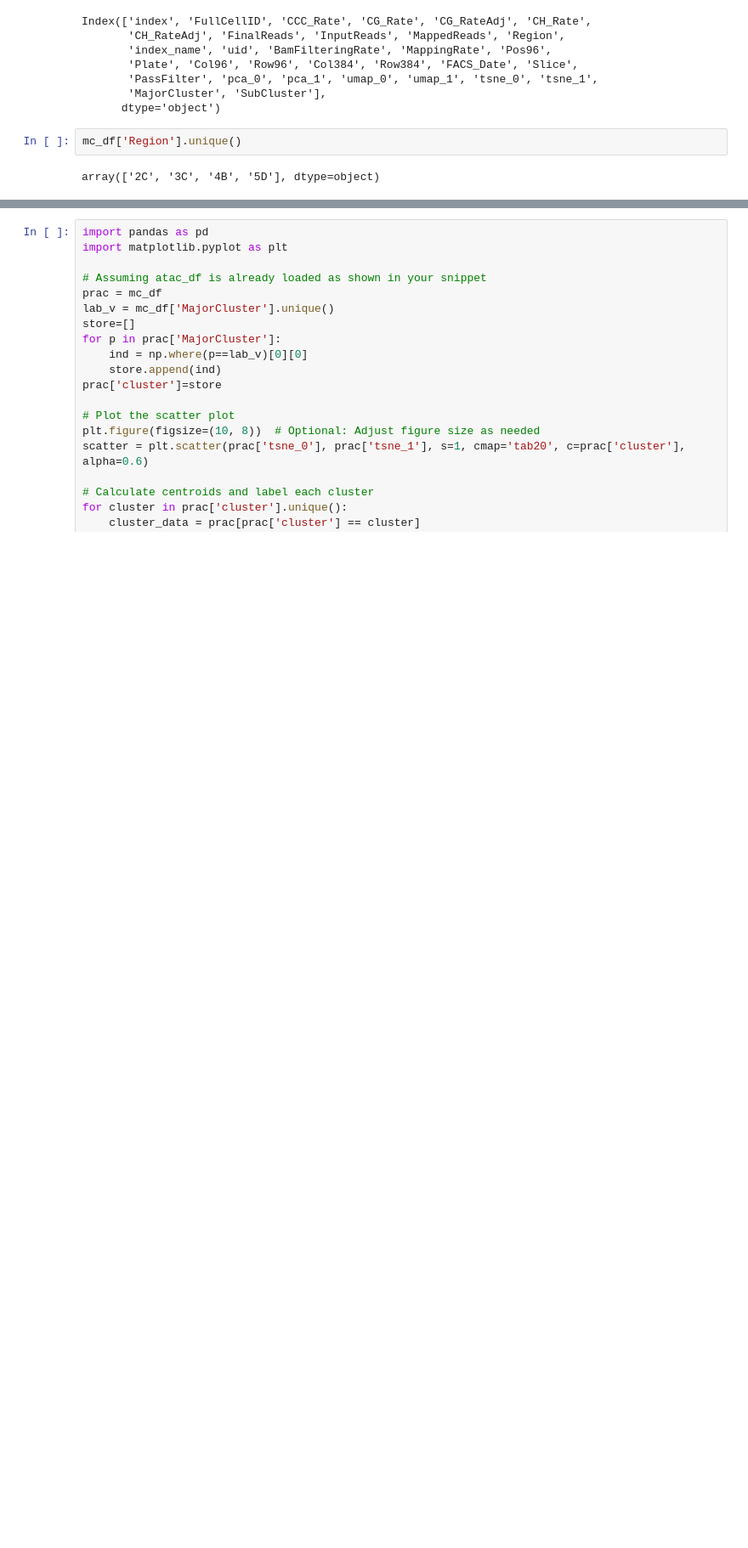
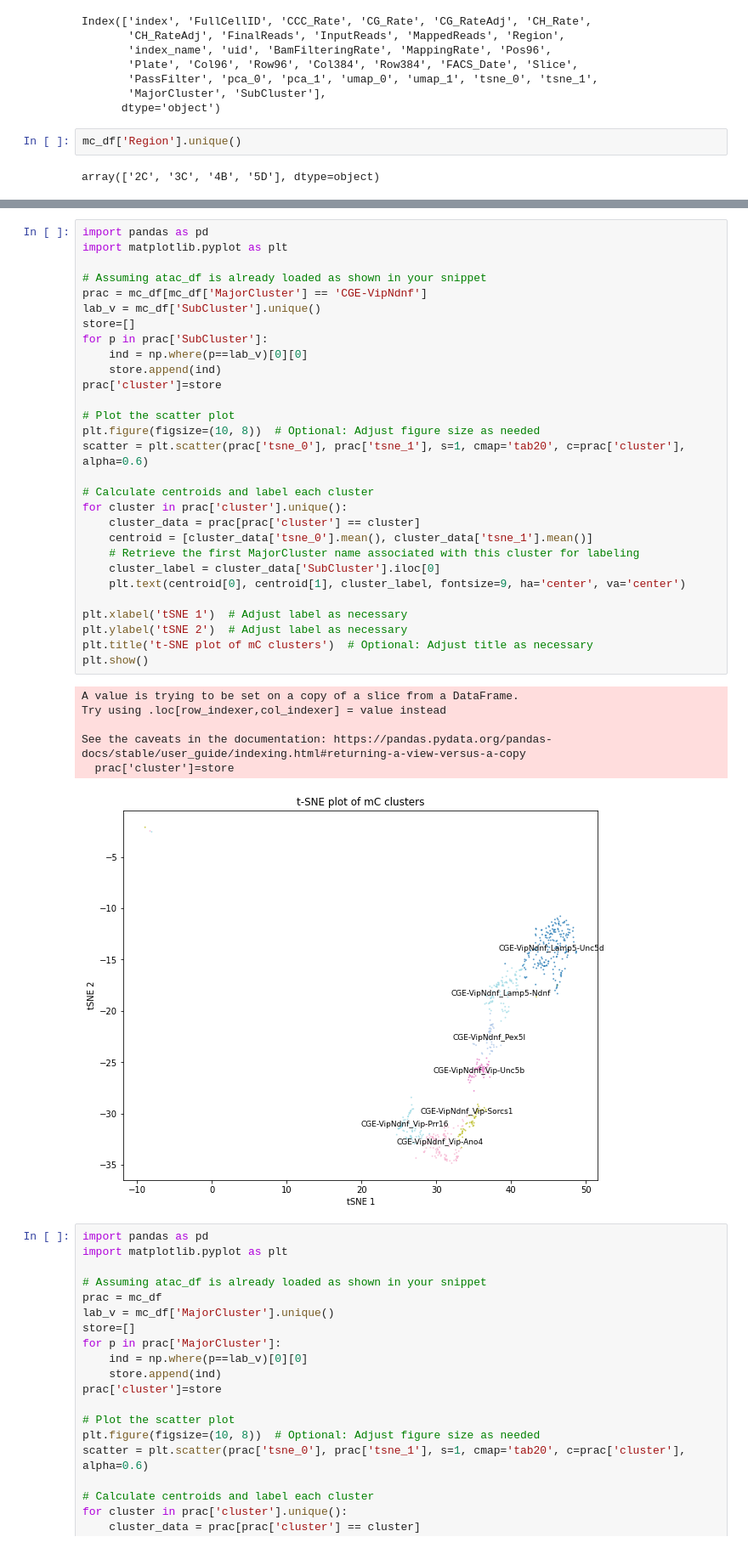
Before and after one commit to dmnburrows/deepNN_splice, a Jupyter notebook: data_process.ipynb, the cells around one changed output, grey strips where cells are left out. Shown at 85% size. Saved outputs shown, nothing was run; the diff lists cells and outputs as text; blank space fills up the shorter version.

Commit message:
processing atac meth tracks

```diff
--- a/data_process.ipynb
+++ b/data_process.ipynb
@@ -101,3 +118,39 @@ array(['L4-IT-Rorb_Rorb-Tenm2', 'L23-IT-Cux2', 'Outlier',
+# %%
+import pandas as pd
+import matplotlib.pyplot as plt
+
+# Assuming atac_df is already loaded as shown in your snippet
+prac = mc_df[mc_df['MajorCluster'] == 'CGE-VipNdnf']
+lab_v = mc_df['SubCluster'].unique()
+store=[]
+for p in prac['SubCluster']:
+    ind = np.where(p==lab_v)[0][0]
+    store.append(ind)
+prac['cluster']=store
+
+# Plot the scatter plot
+plt.figure(figsize=(10, 8))  # Optional: Adjust figure size as needed
+scatter = plt.scatter(prac['tsne_0'], prac['tsne_1'], s=1, cmap='tab20', c=prac['cluster'], alpha=0.6)
+
+# Calculate centroids and label each cluster
+for cluster in prac['cluster'].unique():
+    cluster_data = prac[prac['cluster'] == cluster]
+    centroid = [cluster_data['tsne_0'].mean(), cluster_data['tsne_1'].mean()]
+    # Retrieve the first MajorCluster name associated with this cluster for labeling
+    cluster_label = cluster_data['SubCluster'].iloc[0]
+    plt.text(centroid[0], centroid[1], cluster_label, fontsize=9, ha='center', va='center')
+
+plt.xlabel('tSNE 1')  # Adjust label as necessary
+plt.ylabel('tSNE 2')  # Adjust label as necessary
+plt.title('t-SNE plot of mC clusters')  # Optional: Adjust title as necessary
+plt.show()
+# %% [output]
+A value is trying to be set on a copy of a slice from a DataFrame.
+Try using .loc[row_indexer,col_indexer] = value instead
+
+See the caveats in the documentation: https://pandas.pydata.org/pandas-docs/stable/user_guide/indexing.html#returning-a-view-versus-a-copy
+  prac['cluster']=store
+[figure, added]
 # %%
 import pandas as pd
 import matplotlib.pyplot as plt
```
Also changed, not shown: parts of 42 cells of this notebook, 4 other files.
